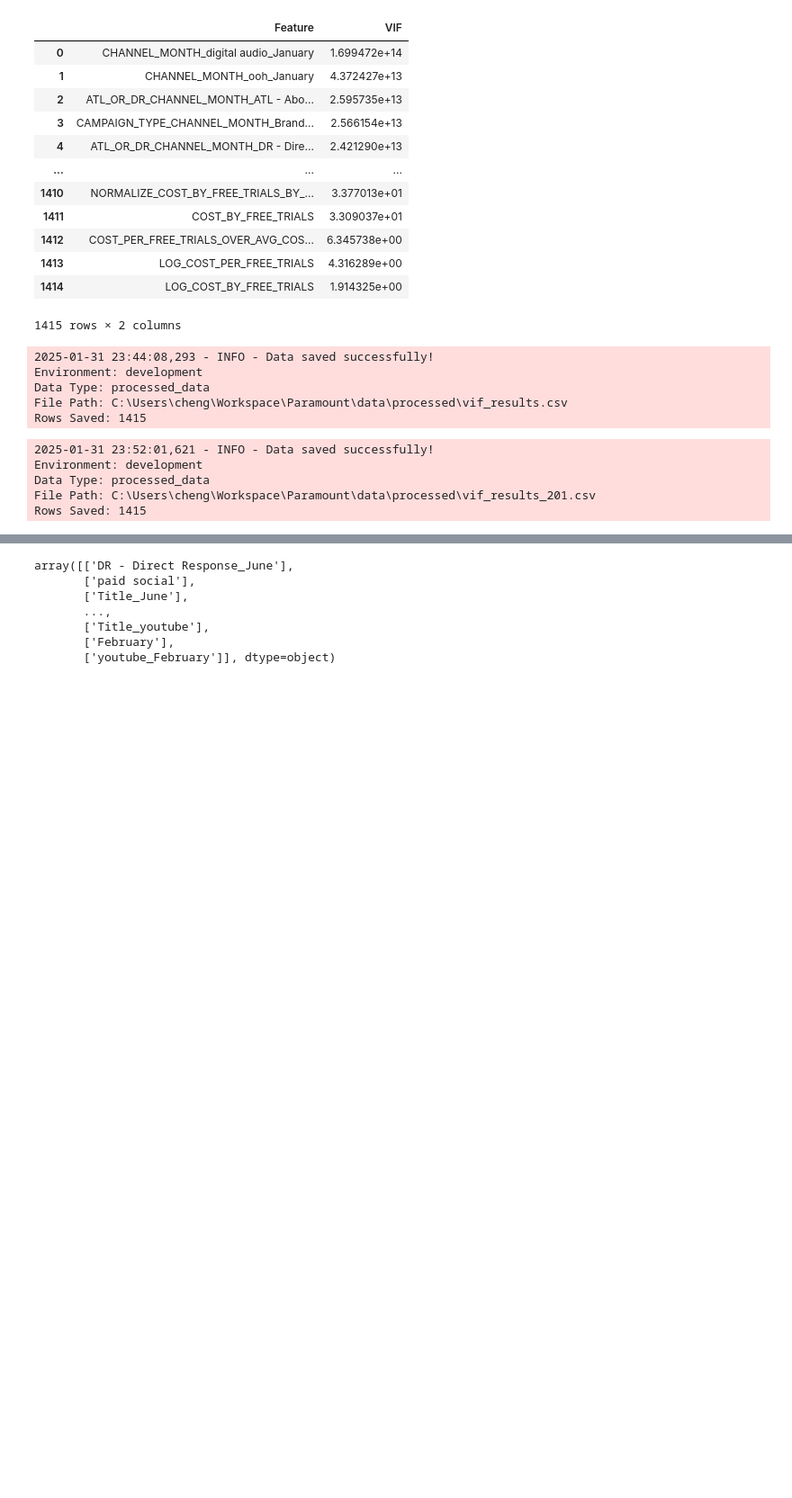
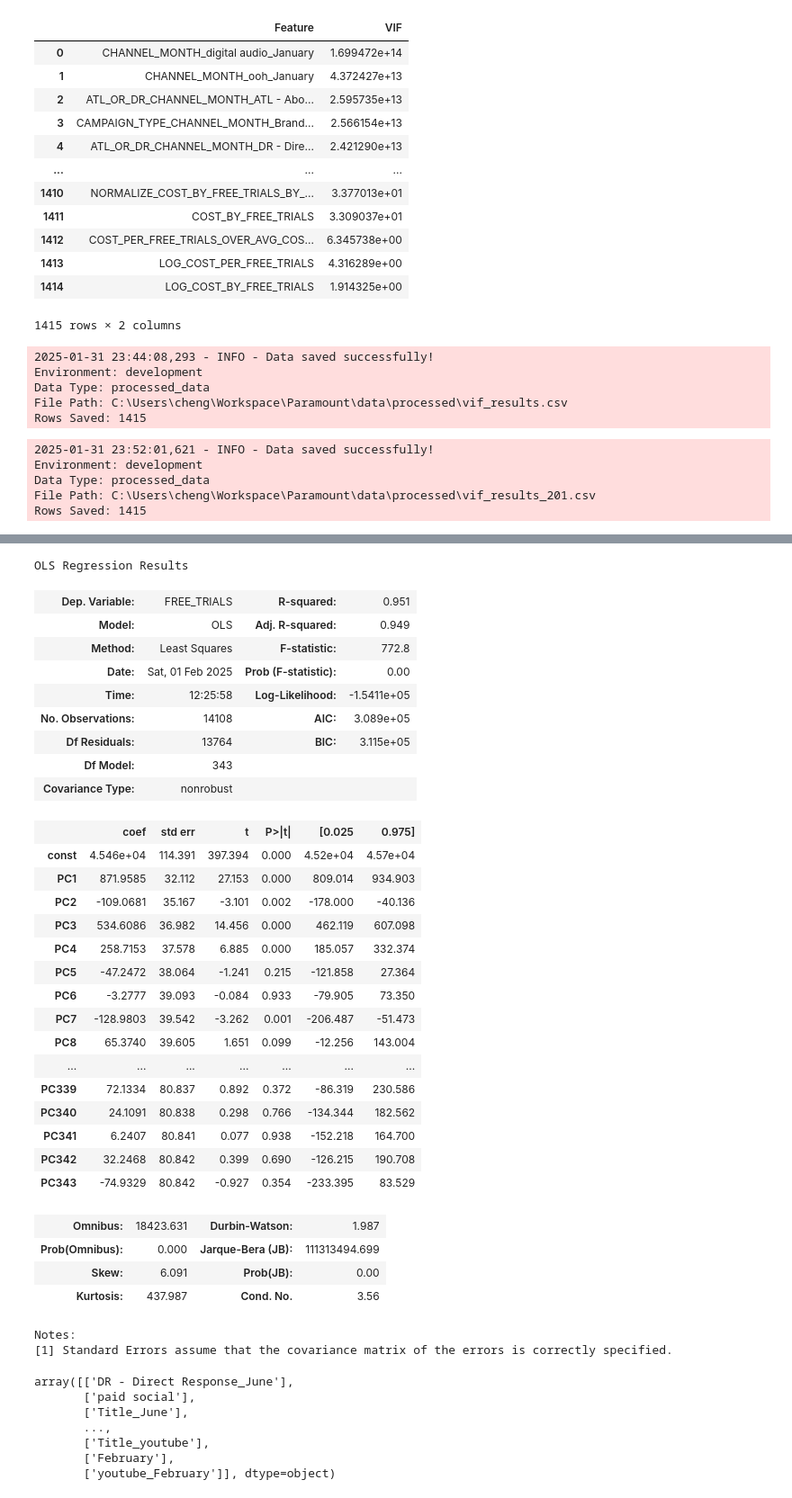
Before and after one commit to 11echeng/free-trial-analysis, a Jupyter notebook: notebooks/correlation_testing.ipynb, the cells around one changed output, grey strips where cells are left out. Shown at 90% size. Cells and saved outputs as stored; diff of their text form; code cells hidden in the pictures; blank space fills up the shorter version.

```diff
--- a/notebooks/correlation_testing.ipynb
+++ b/notebooks/correlation_testing.ipynb
@@ -554,0 +625,12 @@ Rows Saved: 1415
+# %%
+categorical_vars = list(categorical_hashset)
+numerical_vars = list(numerical_hashset)
+categorical_vars = df[categorical_vars]
+quantitative_vars = df[numerical_vars]
+target = df['FREE_TRIALS']
+
+model_results, vif_scores, pca_results = prepare_and_run_ols_with_pca(
+    categorical_vars_df=categorical_vars,
+    quantitative_vars_df=quantitative_vars,
+    target_variable=target
+)
@@ -555 +655,36 @@ Rows Saved: 1415
+# %%
+model_results.summary()
+# %% [output]
+OLS Regression Results
+| Dep. Variable: | FREE_TRIALS | R-squared: | 0.951 |
+| Model: | OLS | Adj. R-squared: | 0.949 |
+| Method: | Least Squares | F-statistic: | 772.8 |
+| Date: | Sat, 01 Feb 2025 | Prob (F-statistic): | 0.00 |
+| Time: | 12:25:58 | Log-Likelihood: | -1.5411e+05 |
+| No. Observations: | 14108 | AIC: | 3.089e+05 |
+| Df Residuals: | 13764 | BIC: | 3.115e+05 |
+| Df Model: | 343 |  |  |
+| Covariance Type: | nonrobust |  |  |
+|  | coef | std err | t | P>|t| | [0.025 | 0.975] |
+| const | 4.546e+04 | 114.391 | 397.394 | 0.000 | 4.52e+04 | 4.57e+04 |
+| PC1 | 871.9585 | 32.112 | 27.153 | 0.000 | 809.014 | 934.903 |
+| PC2 | -109.0681 | 35.167 | -3.101 | 0.002 | -178.000 | -40.136 |
+| PC3 | 534.6086 | 36.982 | 14.456 | 0.000 | 462.119 | 607.098 |
+| PC4 | 258.7153 | 37.578 | 6.885 | 0.000 | 185.057 | 332.374 |
+| PC5 | -47.2472 | 38.064 | -1.241 | 0.215 | -121.858 | 27.364 |
+| PC6 | -3.2777 | 39.093 | -0.084 | 0.933 | -79.905 | 73.350 |
+| PC7 | -128.9803 | 39.542 | -3.262 | 0.001 | -206.487 | -51.473 |
+| PC8 | 65.3740 | 39.605 | 1.651 | 0.099 | -12.256 | 143.004 |
+| ... | ... | ... | ... | ... | ... | ... |
+| PC339 | 72.1334 | 80.837 | 0.892 | 0.372 | -86.319 | 230.586 |
+| PC340 | 24.1091 | 80.838 | 0.298 | 0.766 | -134.344 | 182.562 |
+| PC341 | 6.2407 | 80.841 | 0.077 | 0.938 | -152.218 | 164.700 |
+| PC342 | 32.2468 | 80.842 | 0.399 | 0.690 | -126.215 | 190.708 |
+| PC343 | -74.9329 | 80.842 | -0.927 | 0.354 | -233.395 | 83.529 |
+| Omnibus: | 18423.631 | Durbin-Watson: | 1.987 |
+| Prob(Omnibus): | 0.000 | Jarque-Bera (JB): | 111313494.699 |
+| Skew: | 6.091 | Prob(JB): | 0.00 |
+| Kurtosis: | 437.987 | Cond. No. | 3.56 |
+Notes:
+[1] Standard Errors assume that the covariance matrix of the errors is correctly specified.
 # %%
```
Also changed, not shown: parts of 6 cells of this notebook, 3 other files.
